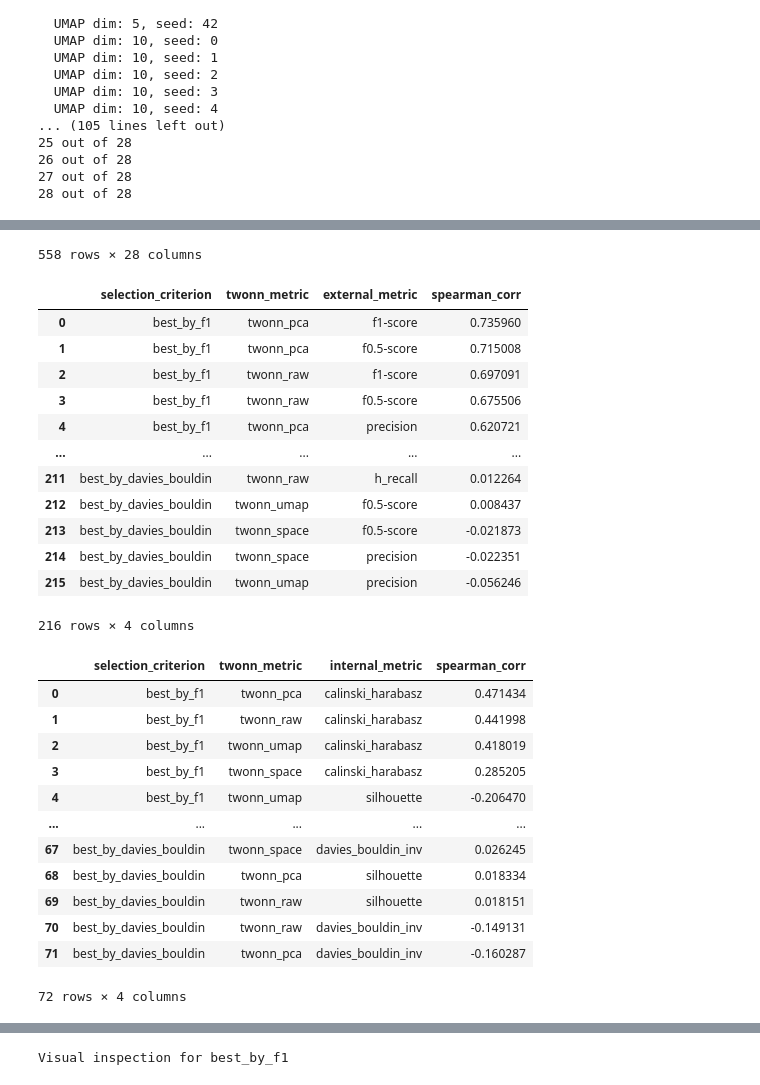
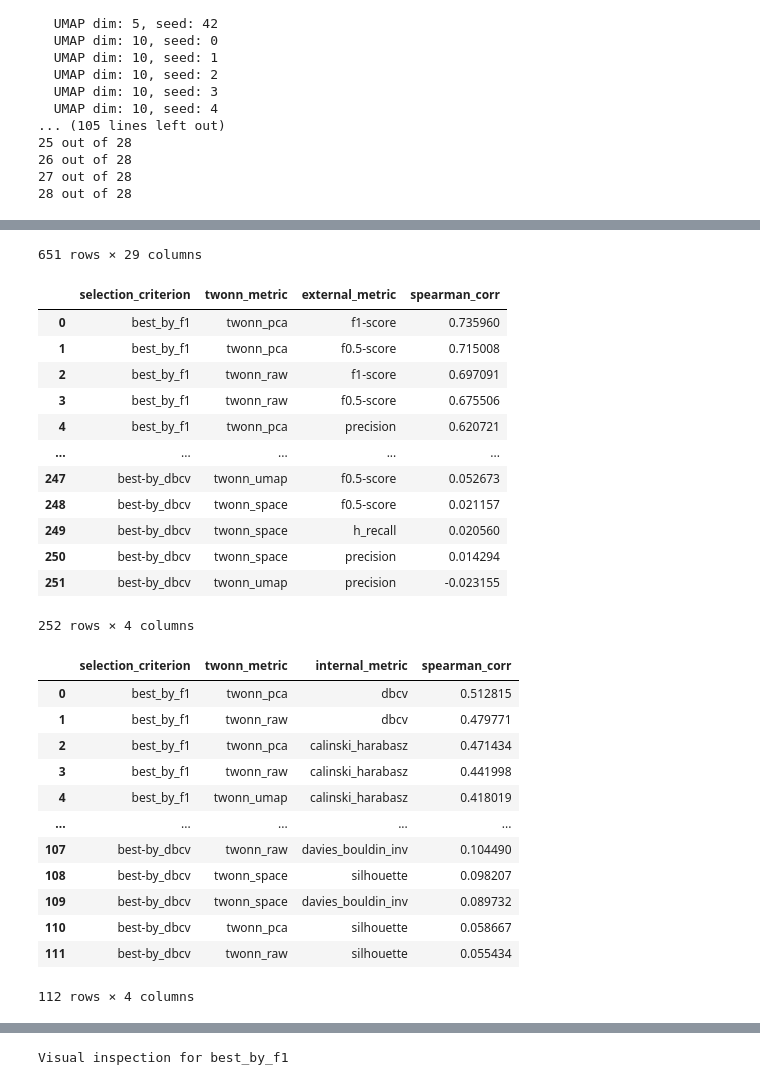
Before and after one commit to haritonn/coursework3, a Jupyter notebook: coursework3.ipynb, the cells around one changed output, grey strips where cells are left out. Saved outputs shown, nothing was run; the diff lists cells and outputs as text; code cells hidden in the pictures.

Commit message:
feat: добавил data.csv и подсчёт .relative_validity_

```diff
--- a/coursework3.ipynb
+++ b/coursework3.ipynb
@@ -48,7 +48,7 @@ from scipy.stats import spearmanr
 RESULTS_DIR = Path("results")
 RESULTS_DIR.mkdir(exist_ok=True)
 # %%
-df = pd.read_csv("./Разметка_текущая (1).csv")
+df = pd.read_csv("./data.csv")
 df.head()
 # %% [output]
 |  | row_id | text | original_label | story_id | message_type | hierarchy_l1 | hierarchy_l2 | hierarchy_l3 | ... |
@@ -614,17 +610,18 @@ def reduce_embeddings(
 
     return X_umap
 # %%
-
 def run_clusterers(X, min_cluster_size=5):
     hdbscan = HDBSCAN(
         min_cluster_size=min_cluster_size,
-        metric="euclidean"
+        metric="euclidean",
+        gen_min_span_tree=True,
     ).fit(X)
 
     return {
         "hdbscan": {
             "labels": hdbscan.labels_,
             "condensed_tree": hdbscan.condensed_tree_,
+            "dbcv": hdbscan.relative_validity_,
         },
     }
 # %%
@@ -773,6 +770,7 @@ def full_pipeline(
                     "umap_seed": space_data["umap_seed"],
                     "algorithm": algo_name,
                     **metrics,
+                    "dbcv": clusterer_output["dbcv"],
                     **twonn_metrics,
                     "n_pred_clusters": len(set(y_pred)) - int(-1 in y_pred),
                     "n_noise": int(np.sum(y_pred == -1)),
@@ -801,6 +799,7 @@ def full_pipeline(
                 "silhouette",
                 "calinski_harabasz",
                 "davies_bouldin",
+                "dbcv",
                 "twonn_raw",
                 "twonn_pca",
                 "twonn_umap",
@@ -952,6 +951,7 @@ internal_metrics = [
     "silhouette",
     "calinski_harabasz",
     "davies_bouldin",
+    "dbcv",
 ]
 
 if "f0.5-score" not in total_df.columns and {"precision", "recall"}.issubset(total_df.columns):
@@ -981,6 +981,7 @@ internal_metrics_for_corr = [
     "silhouette",
     "calinski_harabasz",
     "davies_bouldin_inv",
+    "dbcv",
 ]
 
 hdbscan_df = total_df[total_df["algorithm"] == "hdbscan"].copy()
@@ -1272,6 +1279,7 @@ space_selection_specs = {
     "best_by_calinski_harabasz": ("calinski_harabasz", "max"),
     "best_by_silhouette": ("silhouette", "max"),
     "best_by_davies_bouldin": ("davies_bouldin", "min"),
+    "best-by_dbcv": ("dbcv", "max"),
 }
 
 
@@ -1319,7 +1327,7 @@ display(
             "h_precision", "h_recall", "h_f1-score",
             "lca_similarity_spearman", "tree_distance_spearman",
             "dendrogram_purity", "silhouette", "calinski_harabasz",
-            "davies_bouldin", "n_pred_clusters", "n_noise",
+            "davies_bouldin", "dbcv", "n_pred_clusters", "n_noise",
         ]
     ].round(6)
 )
@@ -1391,30 +1399,30 @@ display(corr_twonn_internal_long.round(6))
-558 rows × 28 columns
+651 rows × 29 columns
 |  | selection_criterion | twonn_metric | external_metric | spearman_corr |
 | 0 | best_by_f1 | twonn_pca | f1-score | 0.735960 |
 | 1 | best_by_f1 | twonn_pca | f0.5-score | 0.715008 |
 | 2 | best_by_f1 | twonn_raw | f1-score | 0.697091 |
 | 3 | best_by_f1 | twonn_raw | f0.5-score | 0.675506 |
 | 4 | best_by_f1 | twonn_pca | precision | 0.620721 |
 | ... | ... | ... | ... | ... |
-| 211 | best_by_davies_bouldin | twonn_raw | h_recall | 0.012264 |
-| 212 | best_by_davies_bouldin | twonn_umap | f0.5-score | 0.008437 |
-| 213 | best_by_davies_bouldin | twonn_space | f0.5-score | -0.021873 |
-| 214 | best_by_davies_bouldin | twonn_space | precision | -0.022351 |
-| 215 | best_by_davies_bouldin | twonn_umap | precision | -0.056246 |
+| 247 | best-by_dbcv | twonn_umap | f0.5-score | 0.052673 |
+| 248 | best-by_dbcv | twonn_space | f0.5-score | 0.021157 |
+| 249 | best-by_dbcv | twonn_space | h_recall | 0.020560 |
+| 250 | best-by_dbcv | twonn_space | precision | 0.014294 |
+| 251 | best-by_dbcv | twonn_umap | precision | -0.023155 |
-216 rows × 4 columns
+252 rows × 4 columns
 |  | selection_criterion | twonn_metric | internal_metric | spearman_corr |
-| 0 | best_by_f1 | twonn_pca | calinski_harabasz | 0.471434 |
-| 1 | best_by_f1 | twonn_raw | calinski_harabasz | 0.441998 |
-| 2 | best_by_f1 | twonn_umap | calinski_harabasz | 0.418019 |
-| 3 | best_by_f1 | twonn_space | calinski_harabasz | 0.285205 |
-| 4 | best_by_f1 | twonn_umap | silhouette | -0.206470 |
+| 0 | best_by_f1 | twonn_pca | dbcv | 0.512815 |
+| 1 | best_by_f1 | twonn_raw | dbcv | 0.479771 |
+| 2 | best_by_f1 | twonn_pca | calinski_harabasz | 0.471434 |
+| 3 | best_by_f1 | twonn_raw | calinski_harabasz | 0.441998 |
+| 4 | best_by_f1 | twonn_umap | calinski_harabasz | 0.418019 |
 | ... | ... | ... | ... | ... |
-| 67 | best_by_davies_bouldin | twonn_space | davies_bouldin_inv | 0.026245 |
-| 68 | best_by_davies_bouldin | twonn_pca | silhouette | 0.018334 |
-| 69 | best_by_davies_bouldin | twonn_raw | silhouette | 0.018151 |
-| 70 | best_by_davies_bouldin | twonn_raw | davies_bouldin_inv | -0.149131 |
-| 71 | best_by_davies_bouldin | twonn_pca | davies_bouldin_inv | -0.160287 |
+| 107 | best-by_dbcv | twonn_raw | davies_bouldin_inv | 0.104490 |
+| 108 | best-by_dbcv | twonn_space | silhouette | 0.098207 |
+| 109 | best-by_dbcv | twonn_space | davies_bouldin_inv | 0.089732 |
+| 110 | best-by_dbcv | twonn_pca | silhouette | 0.058667 |
+| 111 | best-by_dbcv | twonn_raw | silhouette | 0.055434 |
-72 rows × 4 columns
+112 rows × 4 columns
 # %%
 total_df.to_csv(RESULTS_DIR / "results_clustering.csv")
 #total_df = pd.read_csv(RESULTS_DIR / "results_clustering.csv")
```
Also changed, not shown: parts of 14 cells of this notebook, 11 other files.
